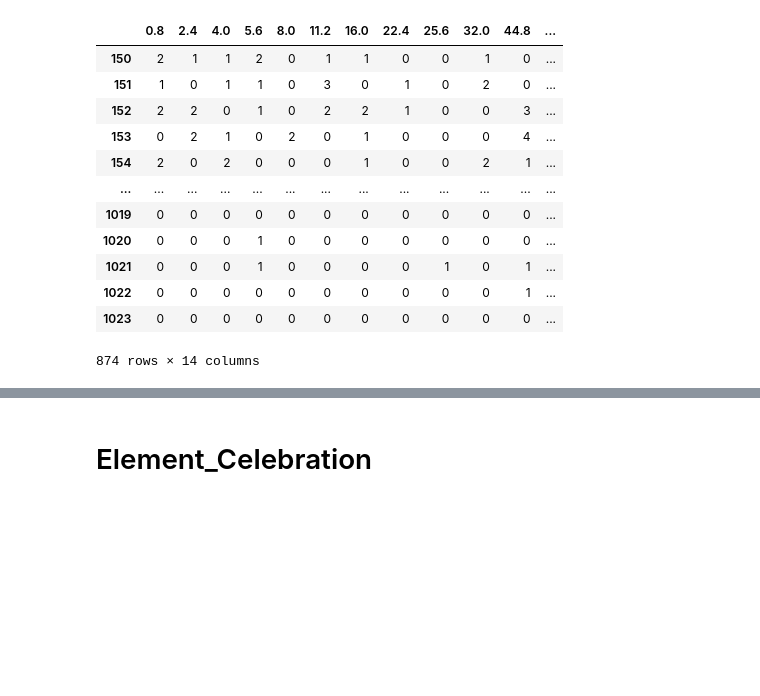
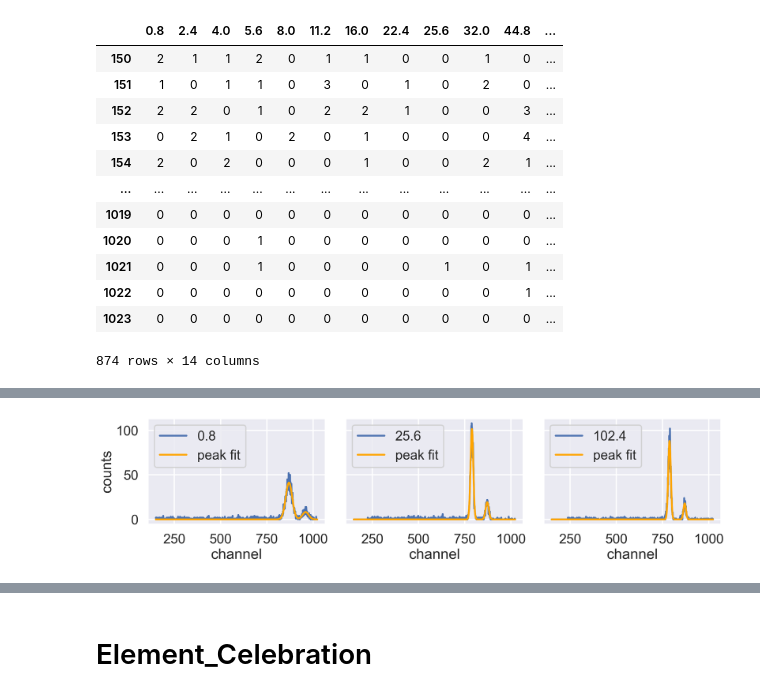
Before and after one commit to Xuanyiyiren/Fundamental-Laboratory-Experiment-in-Nuclear-Electronics-II, a Jupyter notebook: Experiment-6/dataana.ipynb, the cells around one changed output, grey strips where cells are left out. Saved outputs shown, nothing was run; the diff lists cells and outputs as text; code cells hidden in the pictures; blank space fills up the shorter version.

```diff
--- a/Experiment-6/dataana.ipynb
+++ b/Experiment-6/dataana.ipynb
@@ -76,0 +131,5 @@ array([[<Axes: >, <Axes: >, <Axes: >],
+# %%
+display(display_fig)
+display_fig.savefig('figs/'+'shaping_time_fitting.pdf')
+# %% [output]
+[figure, added]
```
Also changed, not shown: parts of 22 cells of this notebook, 11 other files.
